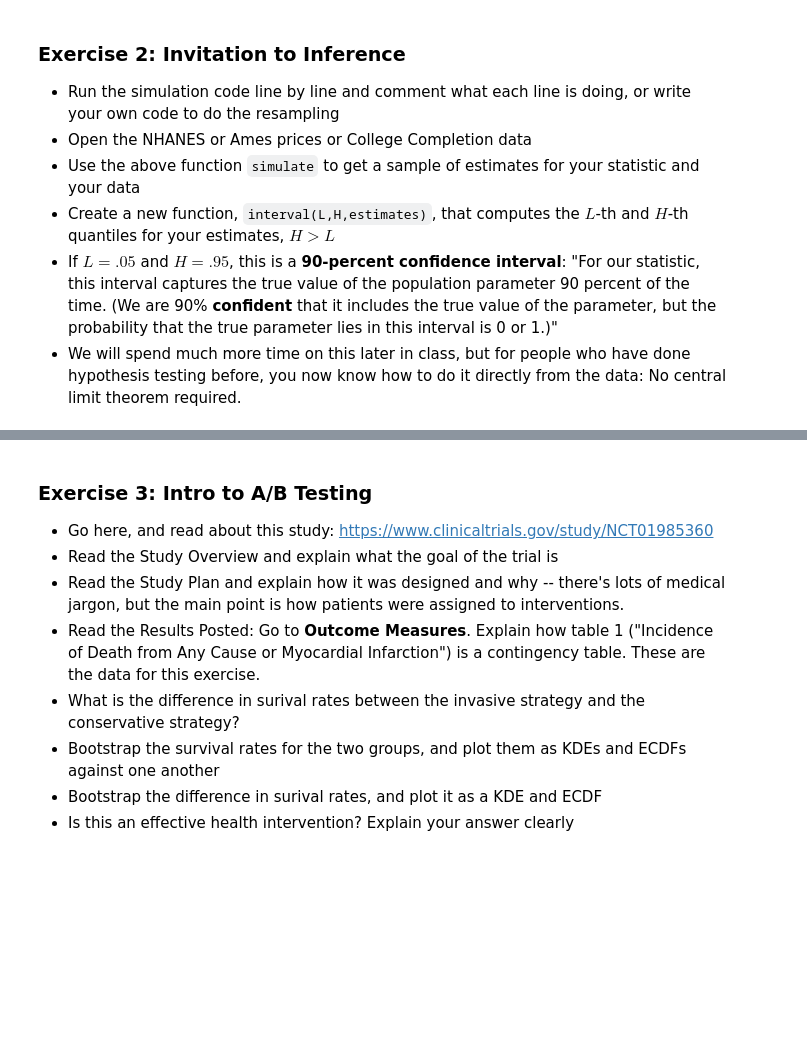
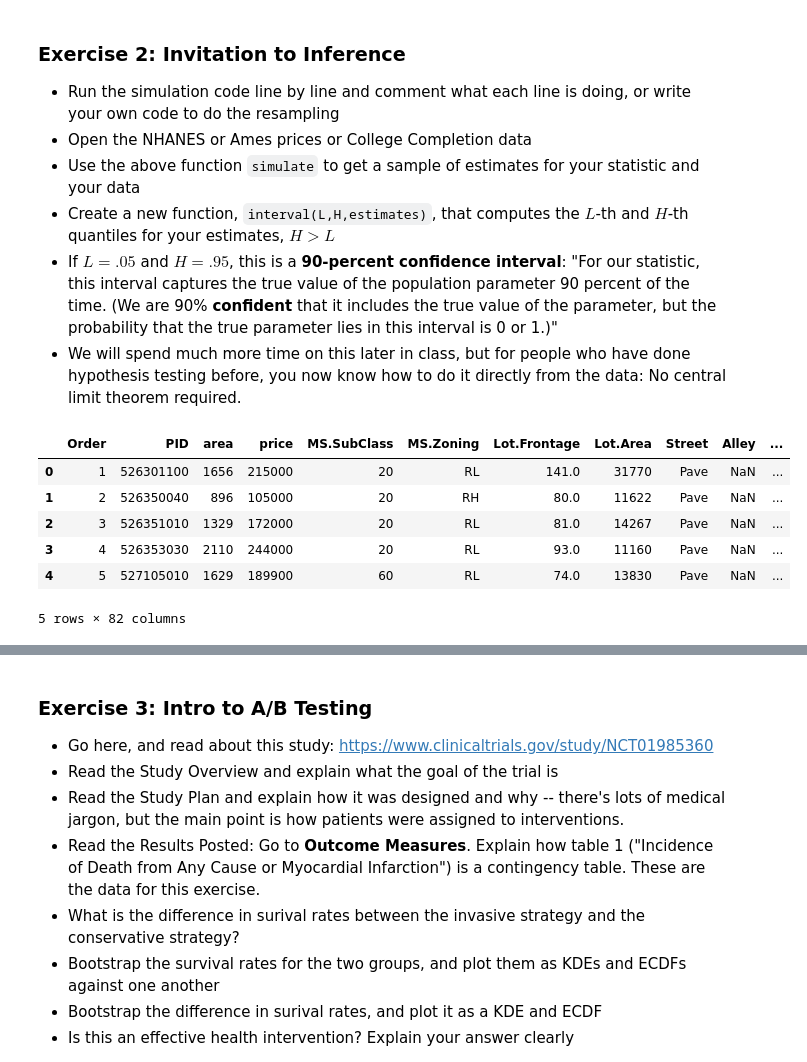
Before and after one commit to witthm8080/github_branching, a Jupyter notebook: assignment_4.ipynb, the cells around one changed output, grey strips where cells are left out. Saved outputs shown, nothing was run; the diff lists cells and outputs as text; code cells hidden in the pictures; blank space fills up the shorter version.

```diff
--- a/assignment_4.ipynb
+++ b/assignment_4.ipynb
@@ -18,0 +24,11 @@
+# %%
+ames = pd.read_csv(r"data\ames_prices.csv")
+ames.head()
+# %% [output]
+|  | Order | PID | area | price | MS.SubClass | MS.Zoning | Lot.Frontage | Lot.Area | Street | Alley | ... |
+| 0 | 1 | 526301100 | 1656 | 215000 | 20 | RL | 141.0 | 31770 | Pave | NaN | ... |
+| 1 | 2 | 526350040 | 896 | 105000 | 20 | RH | 80.0 | 11622 | Pave | NaN | ... |
+| 2 | 3 | 526351010 | 1329 | 172000 | 20 | RL | 81.0 | 14267 | Pave | NaN | ... |
+| 3 | 4 | 526353030 | 2110 | 244000 | 20 | RL | 93.0 | 11160 | Pave | NaN | ... |
+| 4 | 5 | 527105010 | 1629 | 189900 | 60 | RL | 74.0 | 13830 | Pave | NaN | ... |
+5 rows × 82 columns
```
Also changed, not shown: parts of 4 cells of this notebook.
